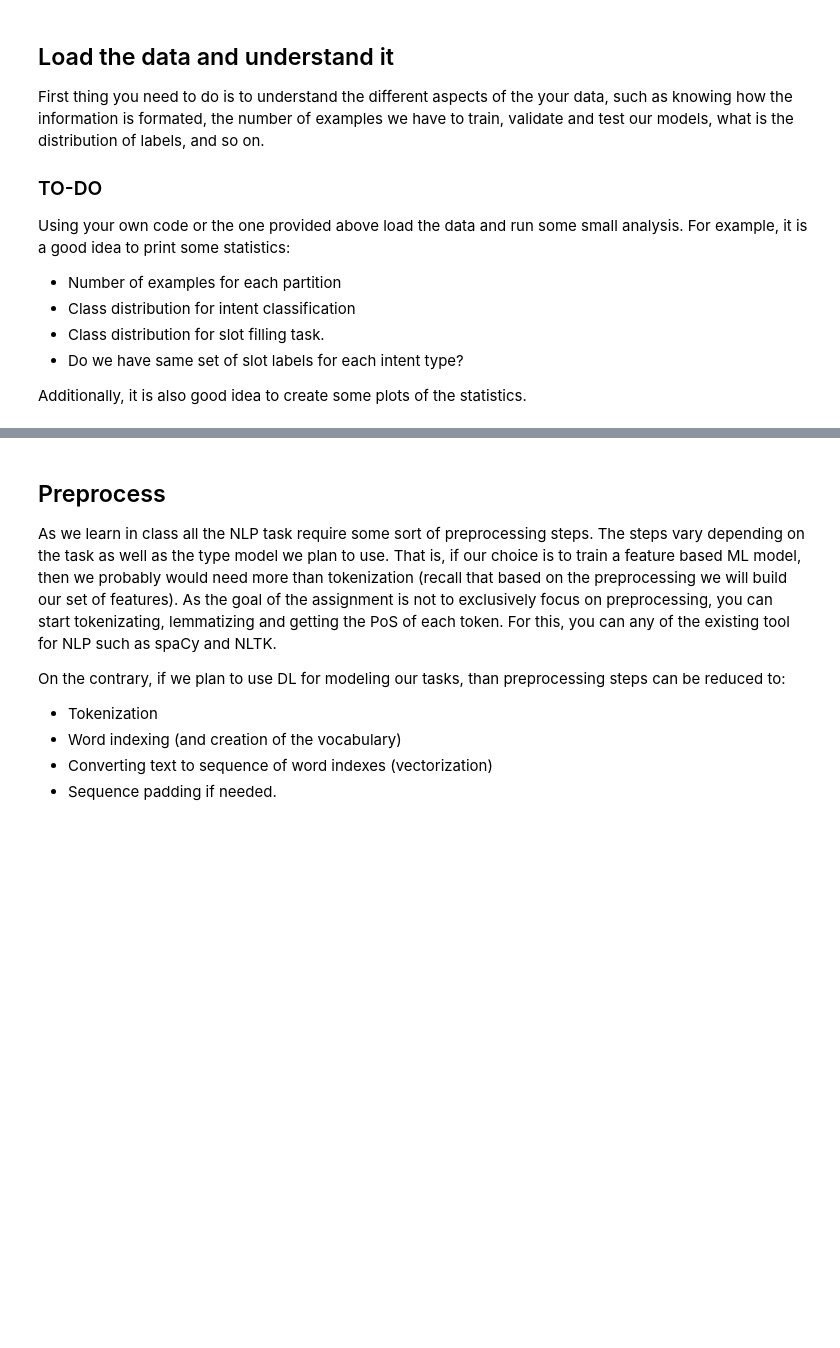
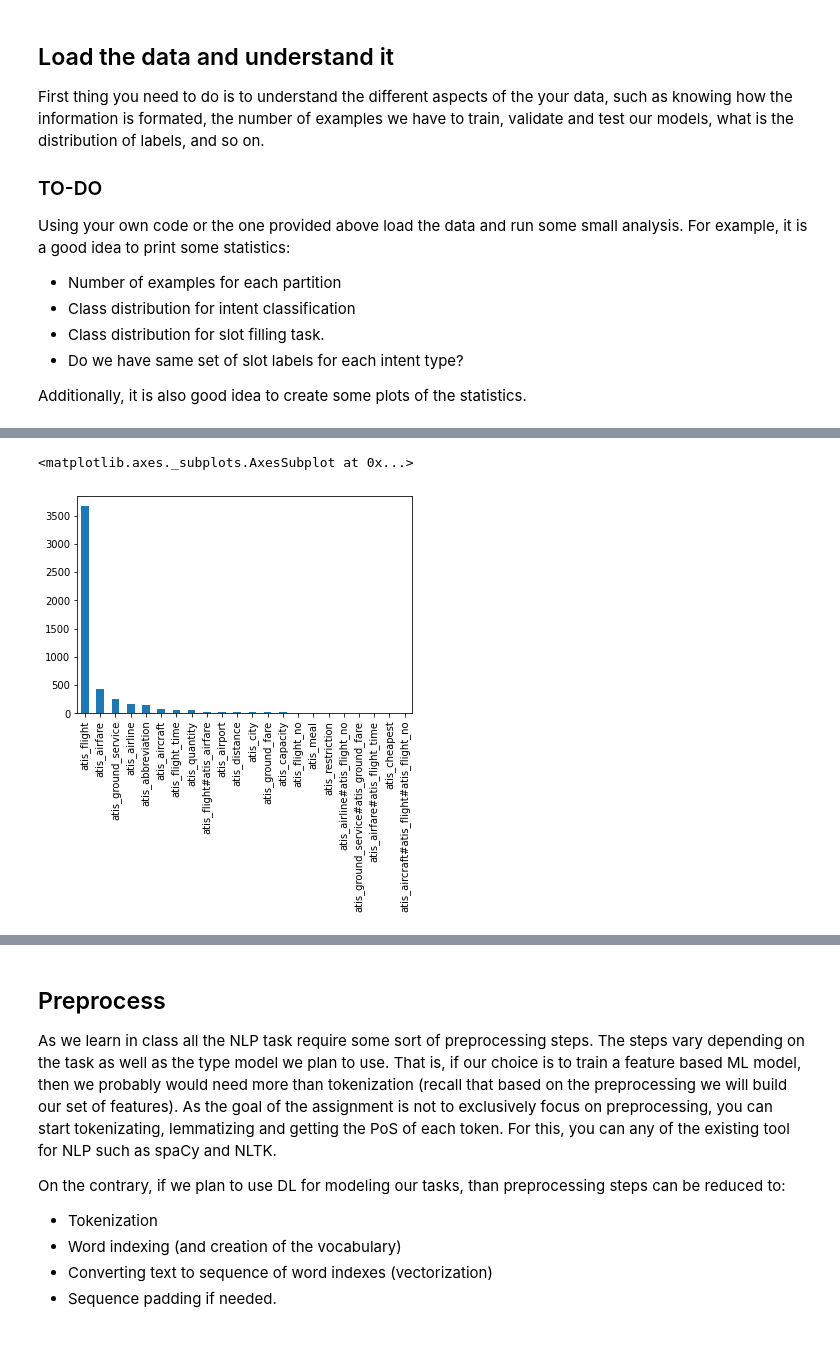
Before and after one commit to juletx/nlp-applications-2, a Jupyter notebook: assignments/assignment1.intent-slot-identification.ipynb, the cells around one changed output, grey strips where cells are left out. Saved outputs shown, nothing was run; the diff lists cells and outputs as text; code cells hidden in the pictures; blank space fills up the shorter version.

```diff
--- a/assignments/assignment1.intent-slot-identification.ipynb
+++ b/assignments/assignment1.intent-slot-identification.ipynb
@@ -81,0 +173,3 @@ print(train_intents[0])
+# %%
+train_intent_df = train_df['intent'].value_counts()
+train_intent_df
@@ -81,0 +236,5 @@ print(train_intents[0])
+# %%
+train_intent_df.plot.bar()
+# %% [output]
+<matplotlib.axes._subplots.AxesSubplot at 0x...>
+[figure, added]
```
Also changed, not shown: parts of 20 cells of this notebook, 1 other file.
